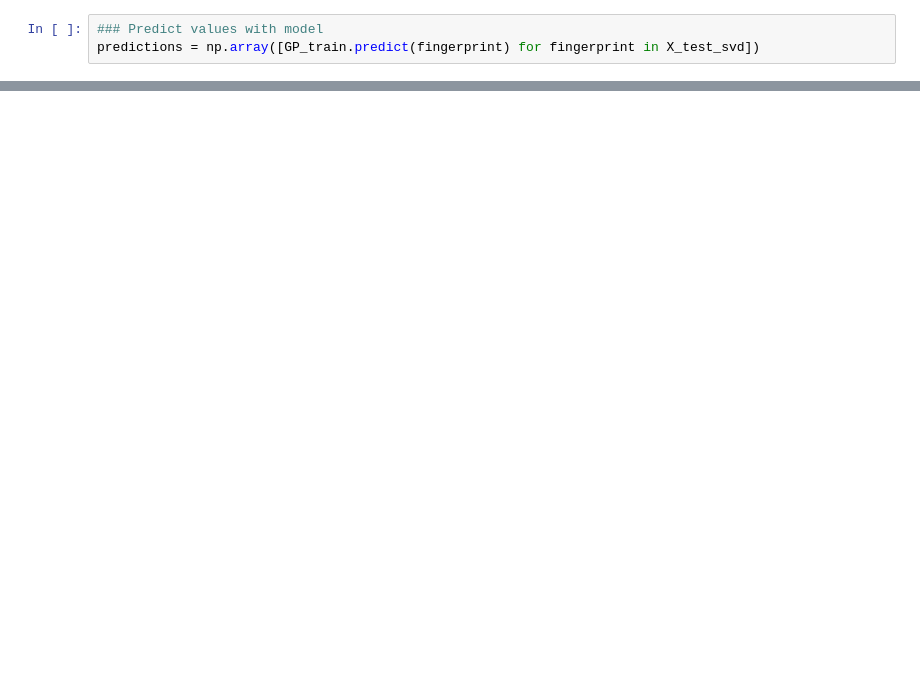
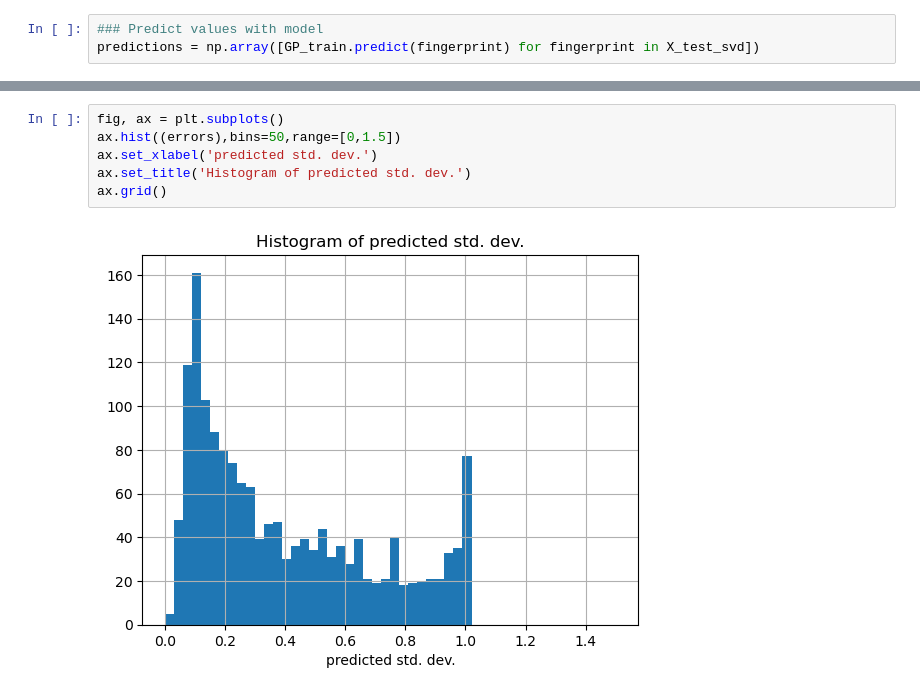
Before and after one commit to fridamarieLJ/Materials-Design-with-Machine-Learning, a Jupyter notebook: project_main_sparse_albert.ipynb, the cells around one changed output, grey strips where cells are left out. Drawn from its saved outputs; the diff is of its cells as text; blank space fills up the shorter version.

```diff
--- a/project_main_sparse_albert.ipynb
+++ b/project_main_sparse_albert.ipynb
@@ -223,0 +292,8 @@ With l = 49.42545168398237, k0 = 1, sigma = 0.01  RMSE = 0.3473753520185545
+# %%
+fig, ax = plt.subplots()
+ax.hist((errors),bins=50,range=[0,1.5])
+ax.set_xlabel('predicted std. dev.')
+ax.set_title('Histogram of predicted std. dev.')
+ax.grid()
+# %% [output]
+[figure, added]
```
Also changed, not shown: parts of 21 cells of this notebook, 1 other file.
